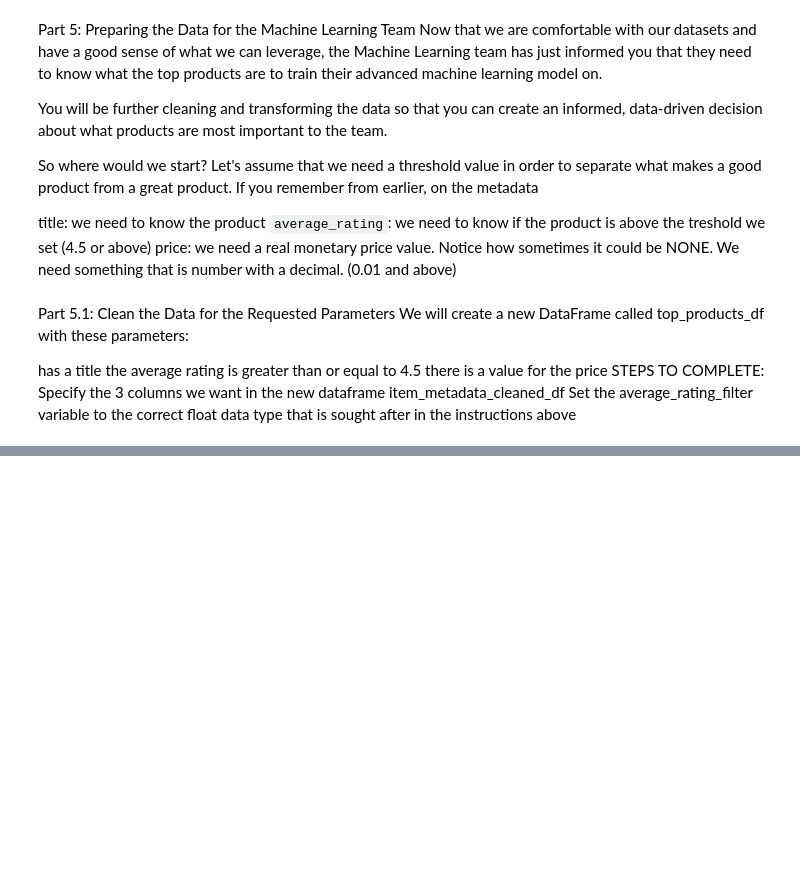
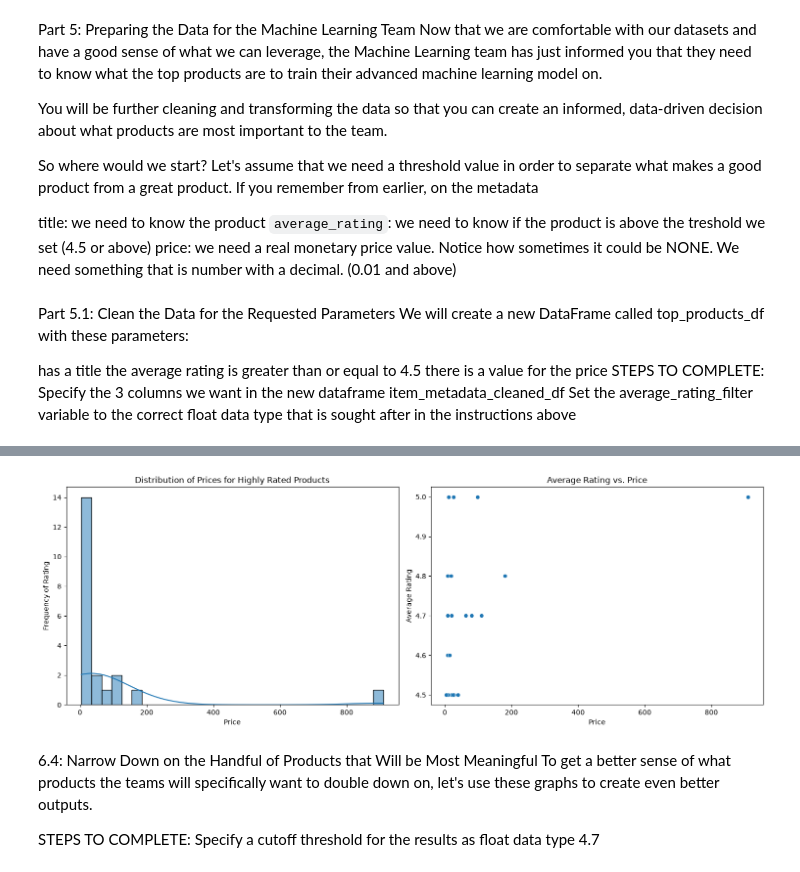
Before and after one commit to jjacque1/Python-generator-based-line-reader, a Jupyter notebook: amazon_reviews_analysis.ipynb, the cells around one changed output, grey strips where cells are left out. Cells and saved outputs as stored; diff of their text form; code cells hidden in the pictures; blank space fills up the shorter version.

```diff
--- a/amazon_reviews_analysis.ipynb
+++ b/amazon_reviews_analysis.ipynb
@@ -525,0 +790,31 @@ STEPS TO COMPLETE:
+# %%
+# Create a Dashboard Layout
+plt.figure(figsize=(15, 10))
+
+# Subplot 1: Distribution of Prices
+plt.subplot(2, 2, 1)
+sns.histplot(top_products_df['price'], bins=30, kde=True)
+plt.title('Distribution of Prices for Highly Rated Products')
+plt.xlabel('Price')
+plt.ylabel('Frequency of Rating')
+
+# Subplot 2: Average Rating vs. Price
+plt.subplot(2, 2, 2)
+sns.scatterplot(data=top_products_df, x='price', y='average_rating')
+plt.title('Average Rating vs. Price')
+plt.xlabel('Price')
+plt.ylabel('Average Rating')
+
+# Feel free to add other visualizations as you like
+
+# Show the Dashboard
+plt.tight_layout()
+plt.show()
+# %% [output]
+[figure, added]
+# %% [markdown]
+6.4: Narrow Down on the Handful of Products that Will be Most Meaningful
+To get a better sense of what products the teams will specifically want to double down on, let's use these graphs to create even better outputs.
+
+STEPS TO COMPLETE:
+ Specify a cutoff threshold for the results as float data type 4.7
```
Also changed, not shown: parts of 32 cells of this notebook, 2 other files.
